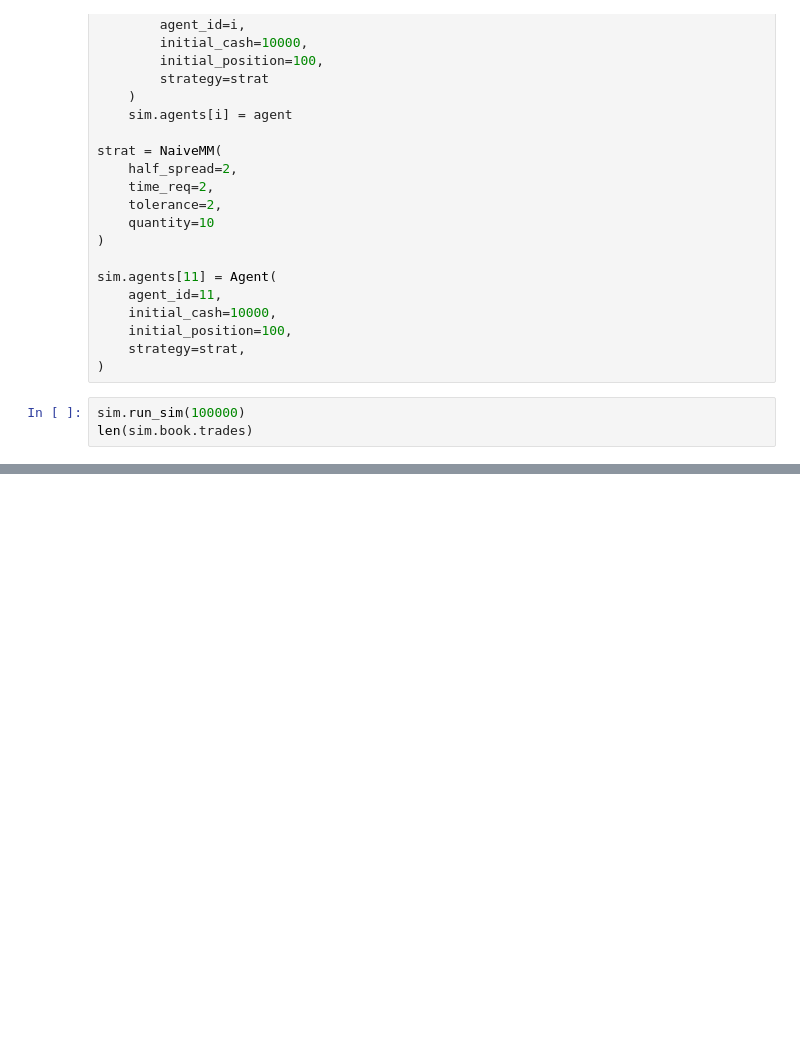
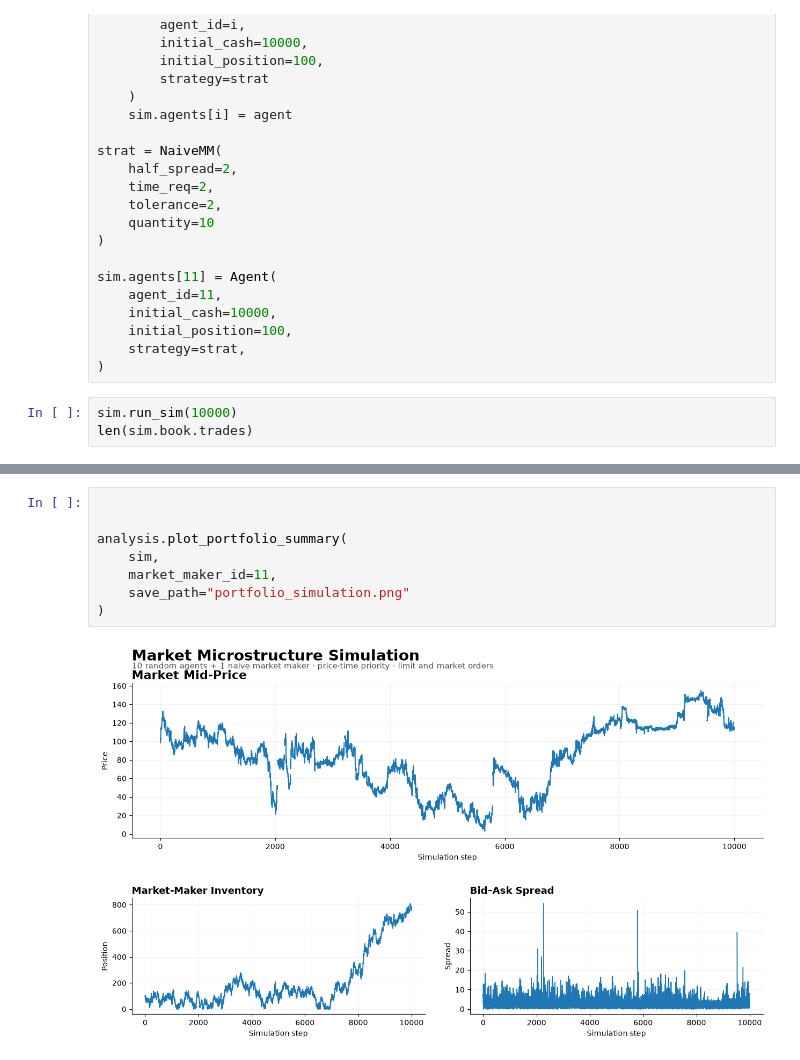
Before and after one commit to SimonGFleet/order-book-microstructure, a Jupyter notebook: random_and_naivemm.ipynb, the cells around one changed output, grey strips where cells are left out. Drawn from its saved outputs; the diff is of its cells as text; blank space fills up the shorter version.

```diff
--- a/random_and_naivemm.ipynb
+++ b/random_and_naivemm.ipynb
@@ -51,6 +49,6 @@ sim.agents[11] = Agent(
     strategy=strat,
 )
 # %%
-sim.run_sim(100000)
+sim.run_sim(10000)
 len(sim.book.trades)
 # %% [output]
@@ -69,0 +68,10 @@ analysis.plot_agent_pnl(1)
+# %%
+
+
+analysis.plot_portfolio_summary(
+    sim,
+    market_maker_id=11,
+    save_path="portfolio_simulation.png"
+)
+# %% [output]
+[figure, added]
```
Also changed, not shown: parts of 5 cells of this notebook, 8 other files.
